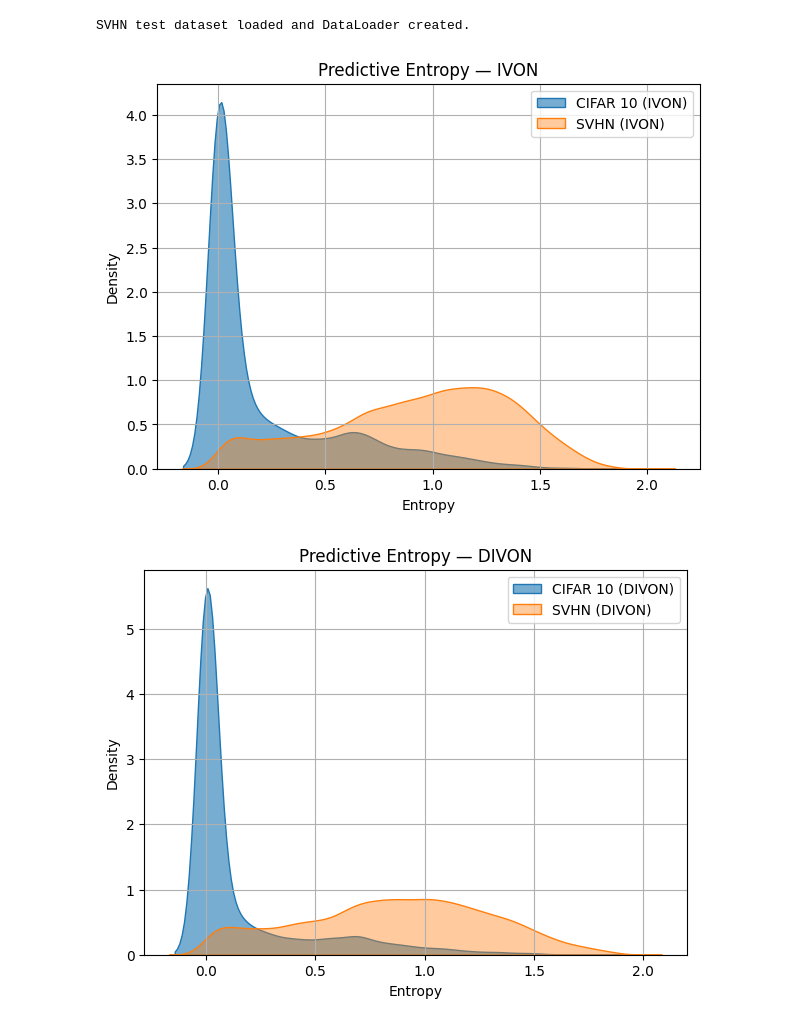
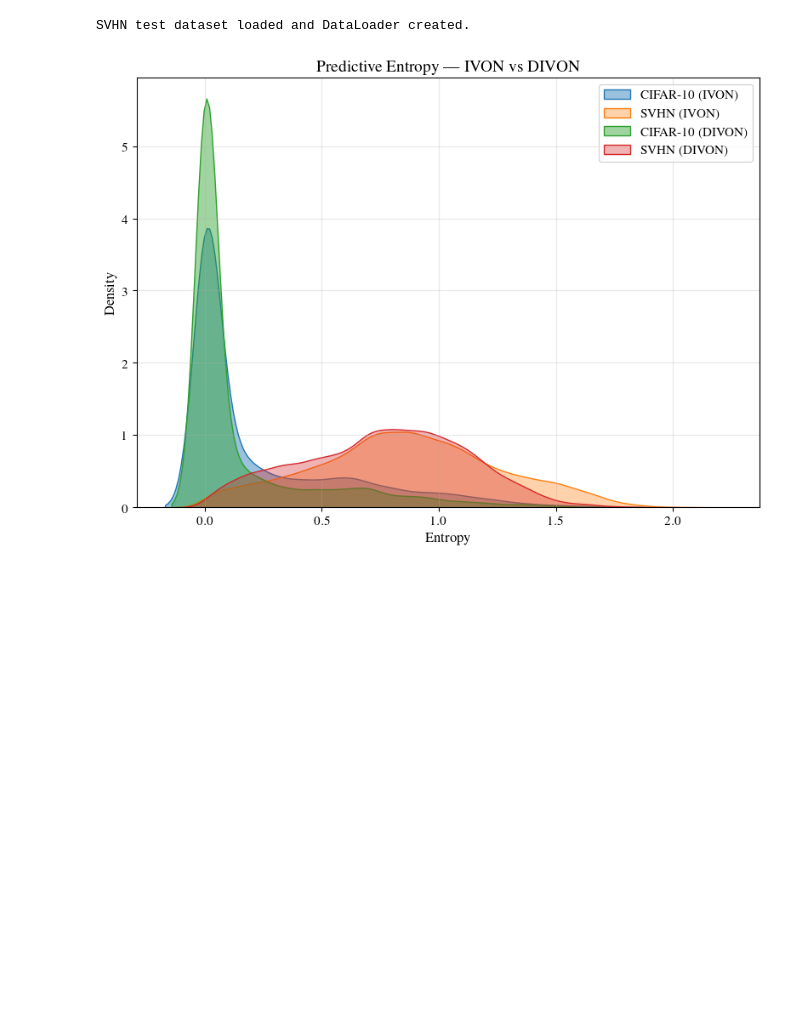
Before and after one commit to febadi/repIVON, a Jupyter notebook: DIVON.ipynb, the cells around one changed output. Drawn from its saved outputs; the diff is of its cells as text; code cells hidden in the pictures; blank space fills up the shorter version.

Commit message:
Updated DIVON

```diff
--- a/DIVON.ipynb
+++ b/DIVON.ipynb
@@ -1,3 +37,21 @@
+# %%
+import matplotlib as mpl
+
+mpl.rcParams.update({
+    "text.usetex": True,
+    "font.family": "serif",
+    "font.serif": ["Times"],
+    "text.latex.preamble": r"\usepackage{amsmath}",
+
+    # --- FONT SIZE HIERARCHY ---
+    "figure.titlesize": 16,
+    "axes.titlesize": 14,
+    "axes.labelsize": 12,
+    "xtick.labelsize": 11,
+    "ytick.labelsize": 11,
+    "legend.fontsize": 11,
+    "legend.title_fontsize": 12,
+})
 # %% [markdown]
 ## DIVON: Deterministic IVON with Variance-Guided Fine-Tuning
 
@@ -425,7 +479,7 @@ optimizer_ivon = ivon.IVON(
 # 5. Load checkpoints
 # ===========================================
 # ----- IVON -----
-ckpt = torch.load(f"{save_dir}/ivon_checkpoint.pth", map_location=device)
+ckpt = torch.load(f"{save_dir}/ivon_checkpoint2.pth", map_location=device)
 model_ivon.load_state_dict(ckpt["model_state_dict"])
 optimizer_ivon.load_state_dict(ckpt["optimizer_state_dict"])
 print("Loaded IVON checkpoint")
@@ -724,49 +790,57 @@ def get_entropy_divon(model, loader):
             X = X.to(device)
             logits = model(X)
             probs = logits.softmax(dim=-1)
             entropy = -(probs * (probs + 1e-12).log()).sum(dim=-1)  # [B]
             all_entropies.append(entropy.cpu().numpy())
 
     return np.concatenate(all_entropies)
 
 
 # --------------------------------------------------------------
 # Compute All Entropies (IVON & DIVON)
 # --------------------------------------------------------------
 
 # ---- IVON ----
 entropy_ivon = get_entropy_ivon(model_ivon, optimizer_ivon, test_loader)
 entropy_svhn_ivon = get_entropy_ivon(model_ivon, optimizer_ivon, svhn_loader)
 
 # ---- DIVON (deterministic, no optimizer needed) ----
 entropy_divon = get_entropy_divon(model_divon, test_loader)
 entropy_svhn_divon = get_entropy_divon(model_divon, svhn_loader)
 
 
 
+
+
 # --------------------------------------------------------------
-# KDE Plots — One for IVON, One DIVON
+# Combined KDE Plot — IVON vs DIVON (CIFAR-10 + SVHN)
 # --------------------------------------------------------------
 
-# ---- Plot IVON ----
-plt.figure(figsize=(7,5))
-sns.kdeplot(entropy_ivon, fill=True, label="CIFAR 10 (IVON)", alpha=0.6)
-sns.kdeplot(entropy_svhn_ivon,     fill=True, label="SVHN (IVON)", alpha=0.4)
-plt.title("Predictive Entropy — IVON")
-plt.xlabel("Entropy")
+plt.figure(figsize=(8,6))
+
+# ---- IVON curves ----
+sns.kdeplot(entropy_ivon,       fill=True, alpha=0.45, label="CIFAR-10 (IVON)")
+sns.kdeplot(entropy_svhn_ivon,  fill=True, alpha=0.35, label="SVHN (IVON)")
+
+# ---- DIVON curves ----
+sns.kdeplot(entropy_divon,      fill=True, alpha=0.45, label="CIFAR-10 (DIVON)")
+sns.kdeplot(entropy_svhn_divon, fill=True, alpha=0.35, label="SVHN (DIVON)")
+
+plt.title("Predictive Entropy — IVON vs DIVON", fontsize=14)
+plt.xlabel("Entropy", fontsize=12)
+plt.ylabel("Density", fontsize=12)
 plt.legend()
-plt.grid(True)
+plt.grid(True, alpha=0.3)
+
+# ---- SAVE BEFORE SHOW ----
+plt.tight_layout()
+plt.savefig("entropy_ivon_vs_divon.pdf", bbox_inches="tight")
+#plt.savefig("entropy_ivon_vs_divon.png", dpi=300, bbox_inches="tight")
+
 plt.show()
 
-# ---- Plot DIVON ----
-plt.figure(figsize=(7,5))
-sns.kdeplot(entropy_divon, fill=True, label="CIFAR 10 (DIVON)", alpha=0.6)
-sns.kdeplot(entropy_svhn_divon,     fill=True, label="SVHN (DIVON)", alpha=0.4)
-plt.title("Predictive Entropy — DIVON")
-plt.xlabel("Entropy")
-plt.legend()
-plt.grid(True)
-plt.show()
+# Optional (Google Colab)
+from google.colab import files
+files.download("entropy_ivon_vs_divon.pdf")
 # %% [output]
-[figure, old version]
+[figure, new version]
-[figure, removed]
```
Also changed, not shown: parts of 5 cells of this notebook.
